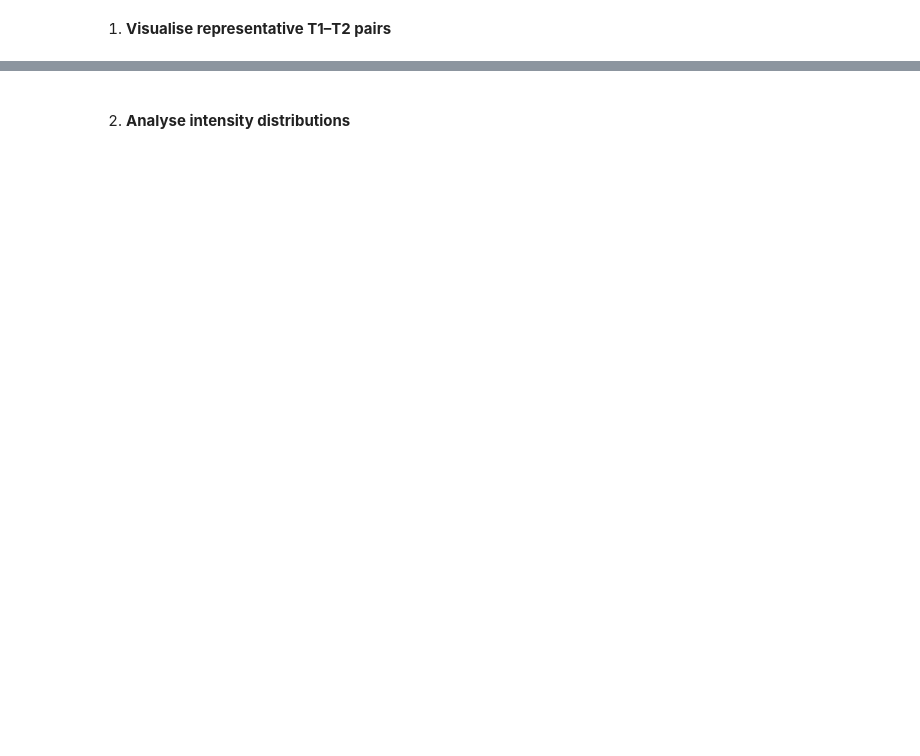
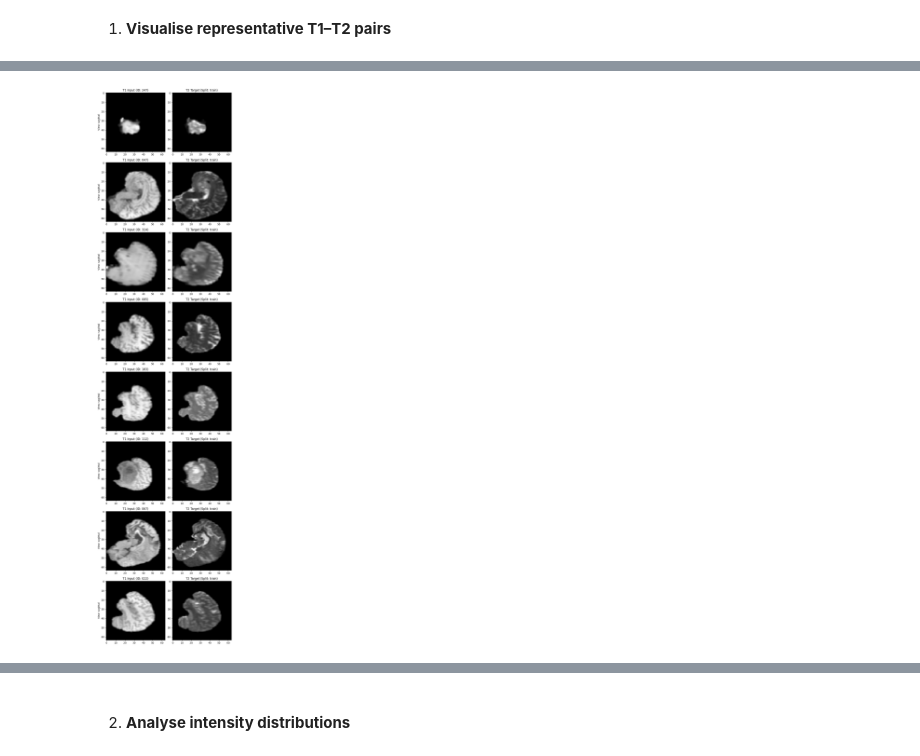
Before and after one commit to fremondi/deep-learning-for-signals-and-images, a Jupyter notebook: Assessment_Q1.ipynb, the cells around one changed output, grey strips where cells are left out. Cells and saved outputs as stored; diff of their text form; code cells hidden in the pictures; blank space fills up the shorter version.

```diff
--- a/Assessment_Q1.ipynb
+++ b/Assessment_Q1.ipynb
@@ -101,0 +202,5 @@ Please, **make sure to thoroughly describe and comment every piece of code that
+# %%
+# sagittal view plotting
+plot_samples(sagittal_samples)
+# %% [output]
+[figure, added]
```
Also changed, not shown: parts of 13 cells of this notebook, 2 other files.
